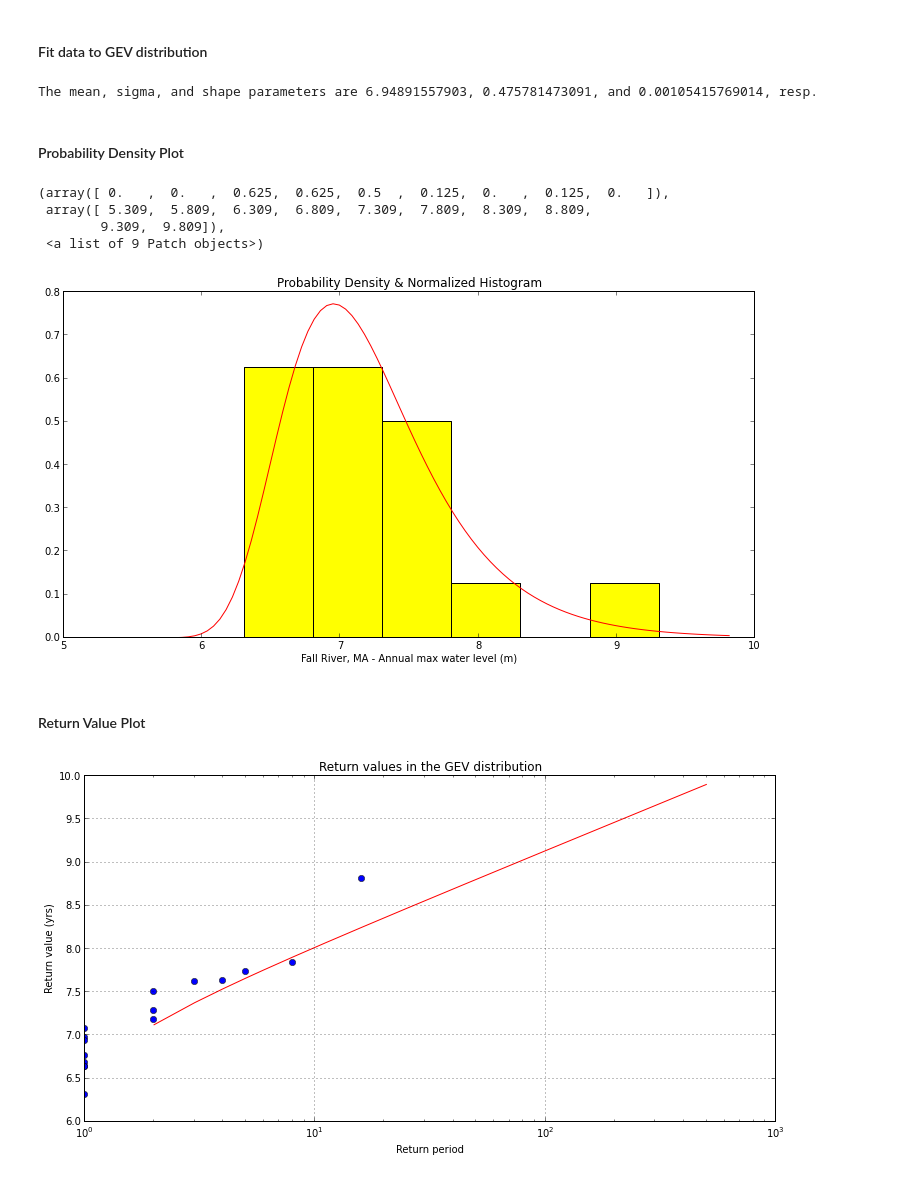
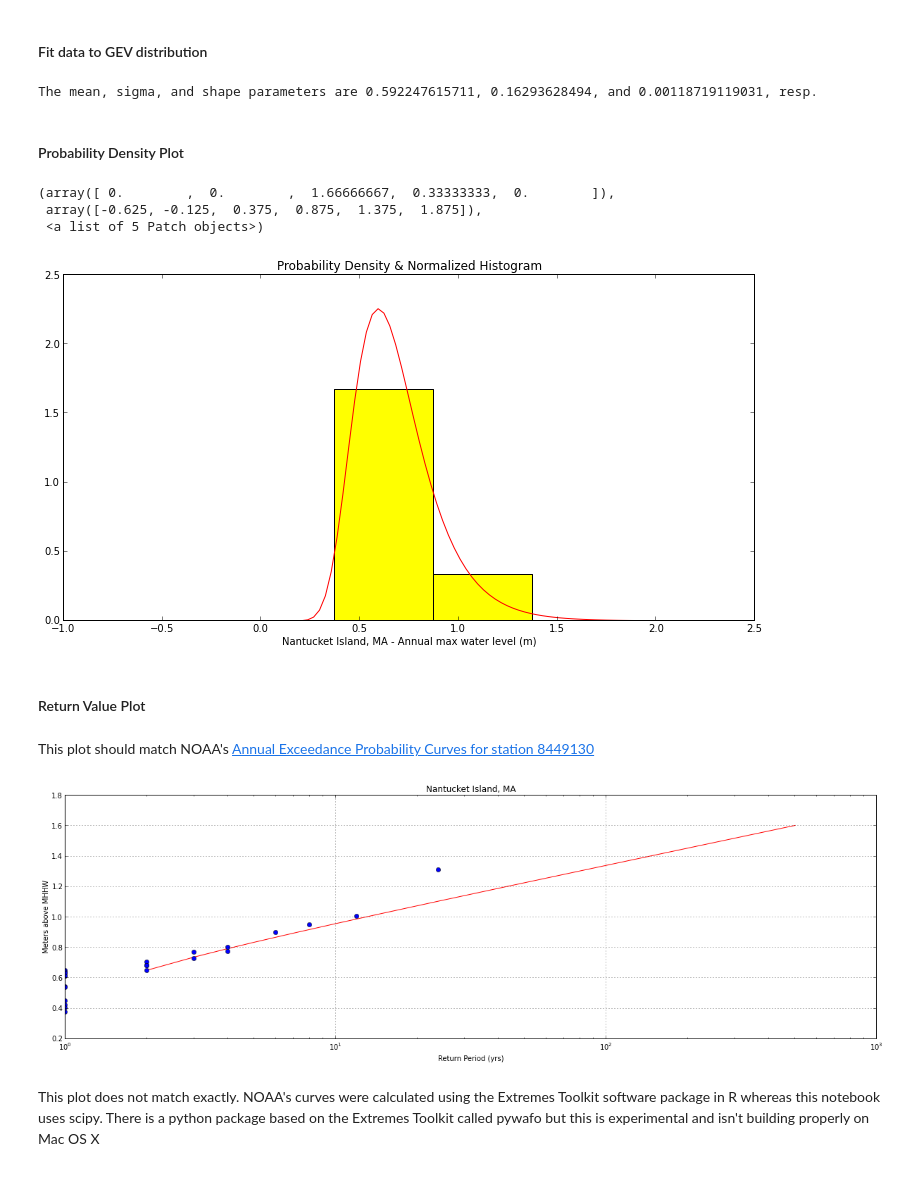
Before and after one commit to ioos/system-test, a Jupyter notebook: theme2_extreme_events/ioos_extreme_events_water_level.ipynb, the cells around one changed output. Drawn from its saved outputs; the diff is of its cells as text; code cells hidden in the pictures.

Commit message:
Theme2 extreme water levels
-Changed bounding box to get Nantucket data
-Changed datum to MHHW
-Changed units to metric

```diff
--- a/theme2_extreme_events/ioos_extreme_events_water_level.ipynb
+++ b/theme2_extreme_events/ioos_extreme_events_water_level.ipynb
@@ -47,7 +47,7 @@ some functions from [Rich Signell Notebook](http://nbviewer.ipython.org/github/r
 # %%
 #bounding box of interest,[bottom right[lat,lon], top left[lat,lon]]
 bounding_box_type = "box"
-bounding_box = [[-73.94,40.67],[-69.94,42]]
+bounding_box = [[-70.94,40.67],[-68.94,41.5]]
 
 #temporal range
 start_date = dt.datetime(1991,5,1).strftime('%Y-%m-%d %H:00')
@@ -238,9 +238,11 @@ def coops2data(collector,station_id,sos_name):
         link = "http://tidesandcurrents.noaa.gov/api/datagetter?product="+sos_name+"&application=NOS.COOPS.TAC.WL&"
         date1 = "begin_date="+str(year_station)+"0101"
         date2 = "&end_date="+str(year_station)+"1231"
-        datum = "&datum=MLLW"
+        datum = "&datum=MHHW"
+        units = "&units=metric"
         station_request = "&station="+station_id+"&time_zone=GMT&units=english&format=json"
-        http_request = link+date1+date2+datum+station_request
+        http_request = link+date1+date2+units+datum+station_request
+        #print http_request
         d_r = requests.get(http_request,timeout=20)
         if "Great Lake station" in d_r.text:
             pass
@@ -269,7 +271,7 @@ def inline_map(map):
     map._build_map()
     return HTML('<iframe srcdoc="{srcdoc}" style="width: 100%; height: 500px; border: none"></iframe>'.format(srcdoc=map.HTML.replace('"', '&quot;')))
 
-map = folium.Map(location=[40, -99], zoom_start=4)
+map = folium.Map(location=[40, -99], zoom_start=10)
 
 station_yearly_max = []
 for s in station_list:
@@ -347,7 +349,7 @@ sigma = mle[2]
 xi = mle[0]
 print "The mean, sigma, and shape parameters are %s, %s, and %s, resp." % (mu, sigma, xi)
 # %% [output]
-The mean, sigma, and shape parameters are 6.94891557903, 0.475781473091, and 0.00105415769014, resp.
+The mean, sigma, and shape parameters are 0.592247615711, 0.16293628494, and 0.00118719119031, resp.
 # %% [markdown]
 #### Probability Density Plot
 # %%
@@ -364,25 +366,29 @@ axes.set_xlabel(xlabel)
 axes.plot(x, y, color='Red')
 axes.hist(annual_max_levels, bins=arange(min_x, max_x, 0.5), normed=1, color='Yellow')
 # %% [output]
-(array([ 0.   ,  0.   ,  0.625,  0.625,  0.5  ,  0.125,  0.   ,  0.125,  0.   ]),
- array([ 5.309,  5.809,  6.309,  6.809,  7.309,  7.809,  8.309,  8.809,
-        9.309,  9.809]),
- <a list of 9 Patch objects>)
+(array([ 0.        ,  0.        ,  1.66666667,  0.33333333,  0.        ]),
+ array([-0.625, -0.125,  0.375,  0.875,  1.375,  1.875]),
+ <a list of 5 Patch objects>)
-[figure, old version]
+[figure, new version]
 # %% [markdown]
 #### Return Value Plot
+# %% [markdown]
+This plot should match NOAA's [Annual Exceedance Probability Curves for station 8449130](http://tidesandcurrents.noaa.gov/est/curves.shtml?stnid=8449130)
 # %%
-fig = plt.figure(figsize=(12,6))
+fig = plt.figure(figsize=(20,6))
 axes = fig.add_axes([0.1, 0.1, 0.8, 0.8])
 T=np.r_[1:500]
 sT = genextreme.isf(1./T, 0, mu, sigma)
 axes.semilogx(T, sT, 'r'), hold
 N=np.r_[1:len(annual_max_levels)+1];
 Nmax=max(N);
 axes.plot(Nmax/N, sorted(annual_max_levels)[::-1], 'bo')
-axes.set_title('Return values in the GEV distribution')
-axes.set_xlabel('Return period')
-axes.set_ylabel('Return value (yrs)')
+title = s["long_name"][0]
+axes.set_title(title)
+axes.set_xlabel('Return Period (yrs)')
+axes.set_ylabel('Meters above MHHW')
 axes.grid(True)
 # %% [output]
-[figure, old version]
+[figure, new version]
+# %% [markdown]
+This plot does not match exactly. NOAA's curves were calculated using the Extremes Toolkit software package in R whereas this notebook uses scipy. There is a python package based on the Extremes Toolkit called pywafo but this is experimental and isn't building properly on Mac OS X
```
Also changed, not shown: parts of 4 cells of this notebook.
